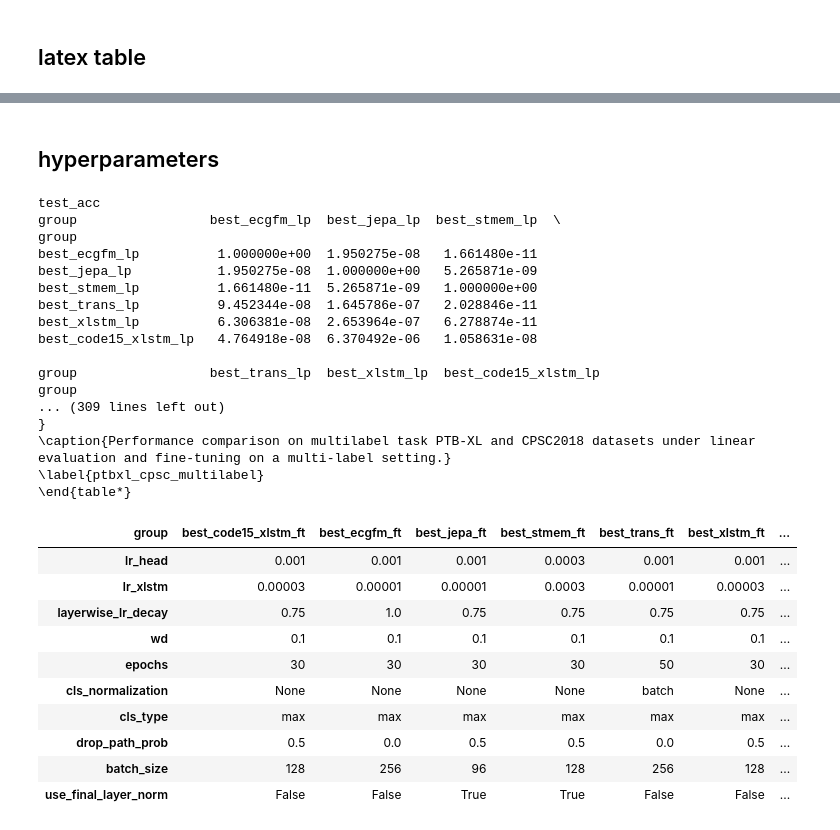
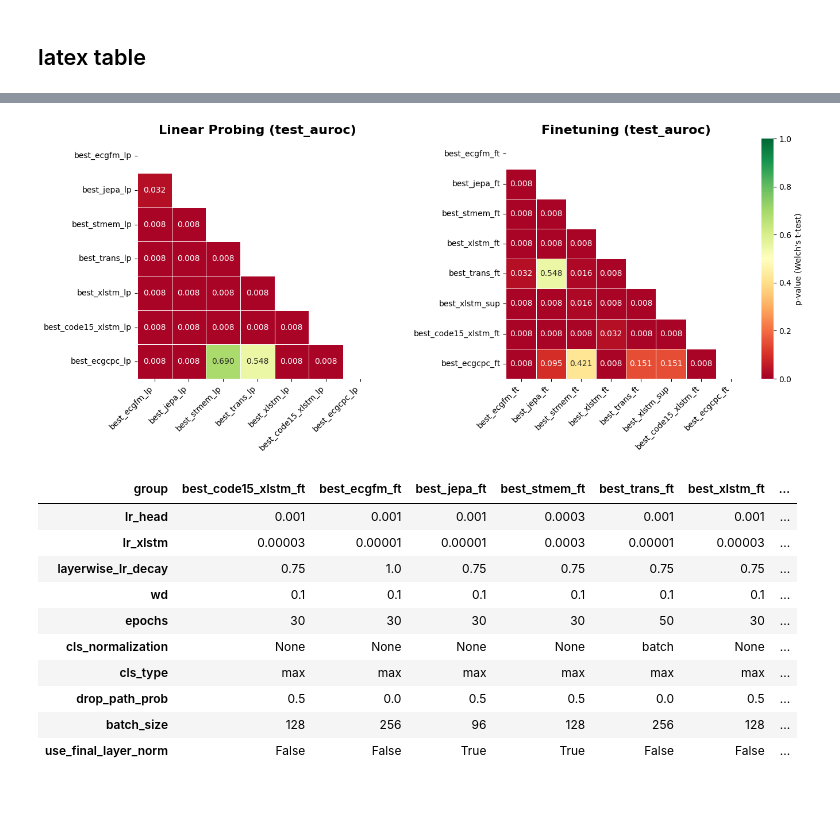
Before and after one commit to Lobster1911/bench-xecg-indian-benchmark, a Jupyter notebook: metrics.ipynb, the cells around one changed output, grey strips where cells are left out. Cells and saved outputs as stored; diff of their text form; code cells hidden in the pictures; blank space fills up the shorter version.

```diff
--- a/metrics.ipynb
+++ b/metrics.ipynb
@@ -683,45 +892,17 @@ group
 \label{tab:cpsc2018_results}
 \end{table*}
-# %% [markdown]
-## hyperparameters
-# %%
-metrics = [
-    ("test_acc", "Accuracy", 'max'),
-    ("test_f1", "F1 Score", 'max'),
-    ("test_auroc", "AUROC", 'max'),
-    ("test_auprc", "AUPRC", 'max'),
-]
-print(df_to_latex_table_2_task(
-    records_ptb_xl, records_cpsc, rename_map_latex,
-    metrics=metrics,
-    supervised_baselines=[
-        r"     xLSTM-ECG \cite{kang2025xlstm} &&  0.875 & - & 0.913 & - & - & - & - & \\",
-        r"     ASTLNet \cite{10080902}  &&  0.629 & - & 0.913 & - & - & - & - & \\",
-        r"     ECGNet \cite{8438739} &&  0.873 & - & 0.901 & - & - & - & - & \\"
-    ],
-    task1_name='PTB-XL',
-    task2_name='CPSC',
-    caption = 'Performance comparison on multilabel task PTB-XL and CPSC2018 datasets under linear evaluation and fine-tuning on a multi-label setting.',
-    table_id= 'ptbxl_cpsc_multilabel'
-))
-# %% [output]
-test_acc
-group                 best_ecgfm_lp  best_jepa_lp  best_stmem_lp  \
-group
-best_ecgfm_lp          1.000000e+00  1.950275e-08   1.661480e-11
-best_jepa_lp           1.950275e-08  1.000000e+00   5.265871e-09
-best_stmem_lp          1.661480e-11  5.265871e-09   1.000000e+00
-best_trans_lp          9.452344e-08  1.645786e-07   2.028846e-11
-best_xlstm_lp          6.306381e-08  2.653964e-07   6.278874e-11
-best_code15_xlstm_lp   4.764918e-08  6.370492e-06   1.058631e-08
-
-group                 best_trans_lp  best_xlstm_lp  best_code15_xlstm_lp
-group
-... (309 lines left out)
-}
-\caption{Performance comparison on multilabel task PTB-XL and CPSC2018 datasets under linear evaluation and fine-tuning on a multi-label setting.}
-\label{ptbxl_cpsc_multilabel}
-\end{table*}
+# %%
+# plot the p-values heatmap for cpsc
+plot_pvalues_heatmap(
+    pd.DataFrame(records_cpsc).set_index("group"),
+    groups_ft=ft_groups_table,
+    groups_lp=lp_groups,
+    metric="test_auroc",
+    title="Pairwise P-Values for Test AUROC (CPSC2018)",
+    figsize=(14, 6)
+)
+# %% [output]
+[figure, added]
 # %%
 records_configs_cpsc = get_records(
     "train-cpsc2018-multilabel",
```
Also changed, not shown: parts of 18 cells of this notebook.
